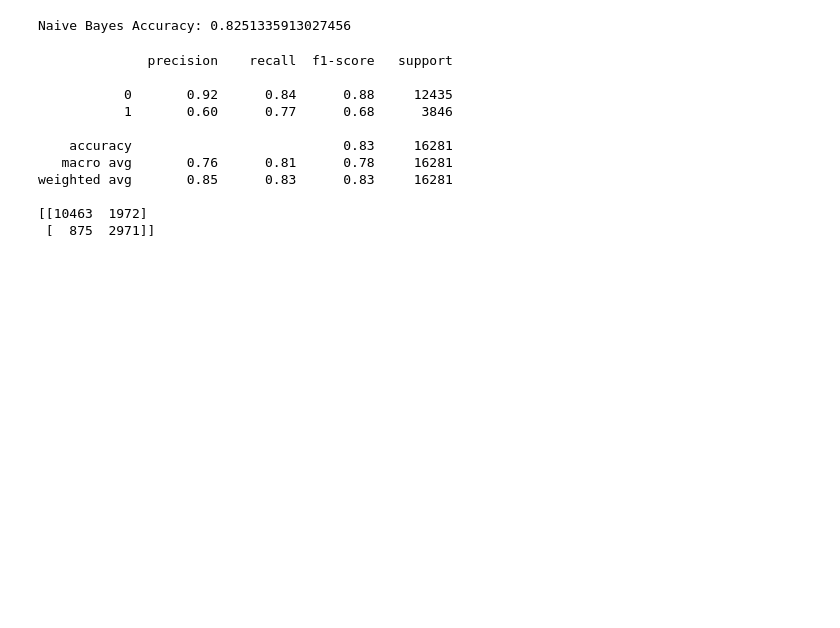
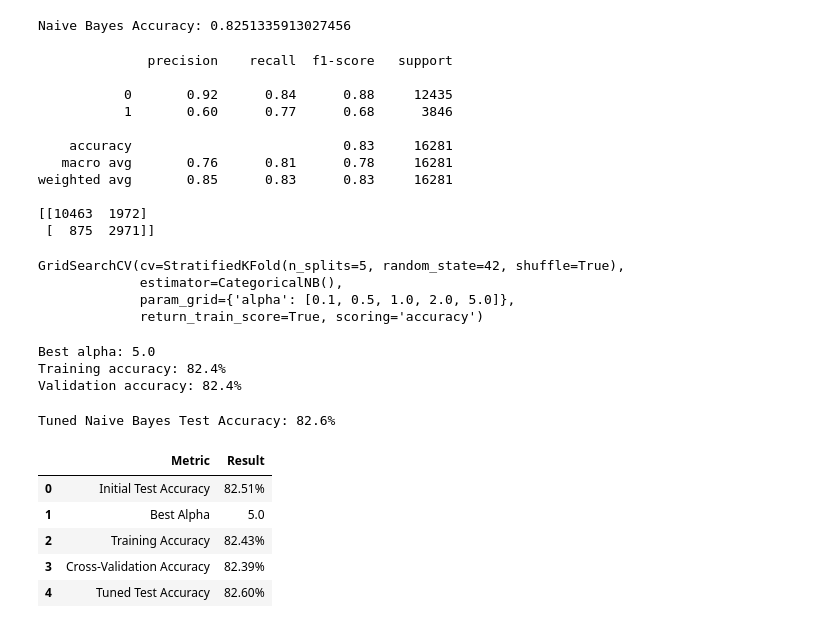
Before and after one commit to millieorellana/ECS171GroupProject, a Jupyter notebook: naiveBayes.ipynb, the cells around one changed output. Cells and saved outputs as stored; diff of their text form; code cells hidden in the pictures; blank space fills up the shorter version.

Commit message:
adding grid search, cross validation and overall organization

```diff
--- a/naiveBayes.ipynb
+++ b/naiveBayes.ipynb
@@ -86,3 +94,77 @@ weighted avg       0.85      0.83      0.83     16281
 
 [[10463  1972]
  [  875  2971]]
+# %%
+#setting up grid search and cross validation
+paramGrid = {
+    "alpha": [0.1, 0.5, 1.0, 2.0, 5.0]
+}
+
+cv = StratifiedKFold(
+    n_splits=5,
+    shuffle=True,
+    random_state=42
+)
+# %%
+#running grid search
+grid = GridSearchCV(
+    CategoricalNB(),
+    paramGrid,
+    cv=cv,
+    scoring="accuracy",
+    return_train_score=True
+)
+
+grid.fit(xTrainCat, yTrain)
+# %% [output]
+GridSearchCV(cv=StratifiedKFold(n_splits=5, random_state=42, shuffle=True),
+             estimator=CategoricalNB(),
+             param_grid={'alpha': [0.1, 0.5, 1.0, 2.0, 5.0]},
+             return_train_score=True, scoring='accuracy')
+# %%
+#grid search results
+trainAcc = grid.cv_results_["mean_train_score"][grid.best_index_]
+valAcc = grid.best_score_
+
+print(f"Best alpha: {grid.best_params_['alpha']}")
+print(f"Training accuracy: {trainAcc:.1%}")
+print(f"Validation accuracy: {valAcc:.1%}")
+# %% [output]
+Best alpha: 5.0
+Training accuracy: 82.4%
+Validation accuracy: 82.4%
+# %%
+#evaluating with grid and cross validation
+yPredTuned = grid.predict(xTestCat)
+testAcc = accuracy_score(yTest, yPredTuned)
+
+print(f"Tuned Naive Bayes Test Accuracy: {testAcc:.1%}")
+# %% [output]
+Tuned Naive Bayes Test Accuracy: 82.6%
+# %%
+#model result summary
+results = pd.DataFrame({
+    "Metric": [
+        "Initial Test Accuracy",
+        "Best Alpha",
+        "Training Accuracy",
+        "Cross-Validation Accuracy",
+        "Tuned Test Accuracy"
+    ],
+    "Result": [
+        f"{accuracy:.2%}",
+        grid.best_params_["alpha"],
+        f"{trainAcc:.2%}",
+        f"{valAcc:.2%}",
+        f"{testAcc:.2%}"
+    ]
+})
+
+display(results)
+# %% [output]
+|  | Metric | Result |
+| 0 | Initial Test Accuracy | 82.51% |
+| 1 | Best Alpha | 5.0 |
+| 2 | Training Accuracy | 82.43% |
+| 3 | Cross-Validation Accuracy | 82.39% |
+| 4 | Tuned Test Accuracy | 82.60% |
```
Also changed, not shown: parts of 7 cells of this notebook.
